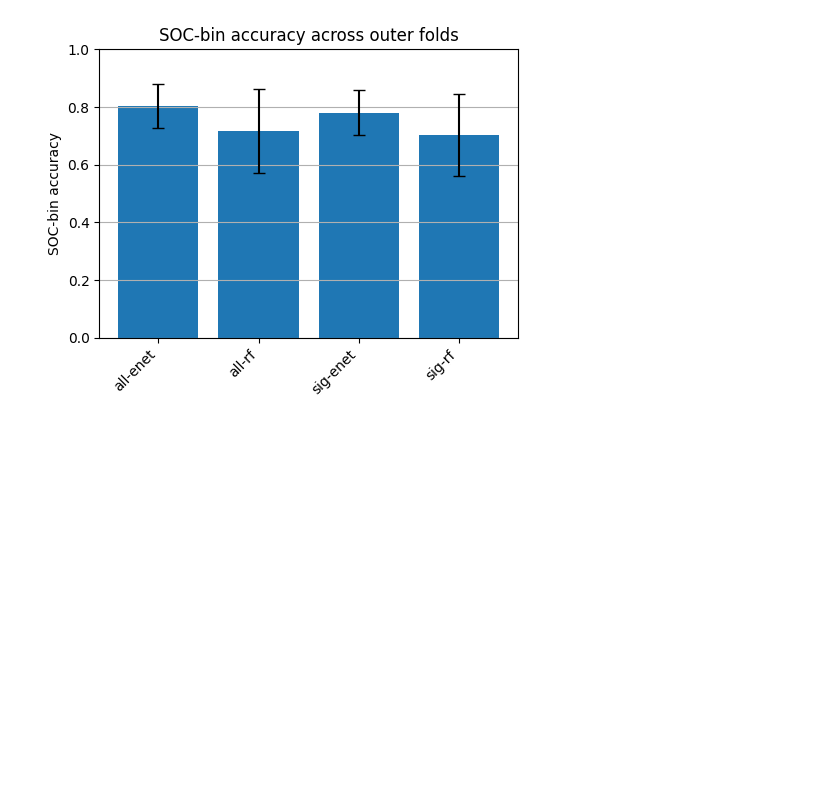
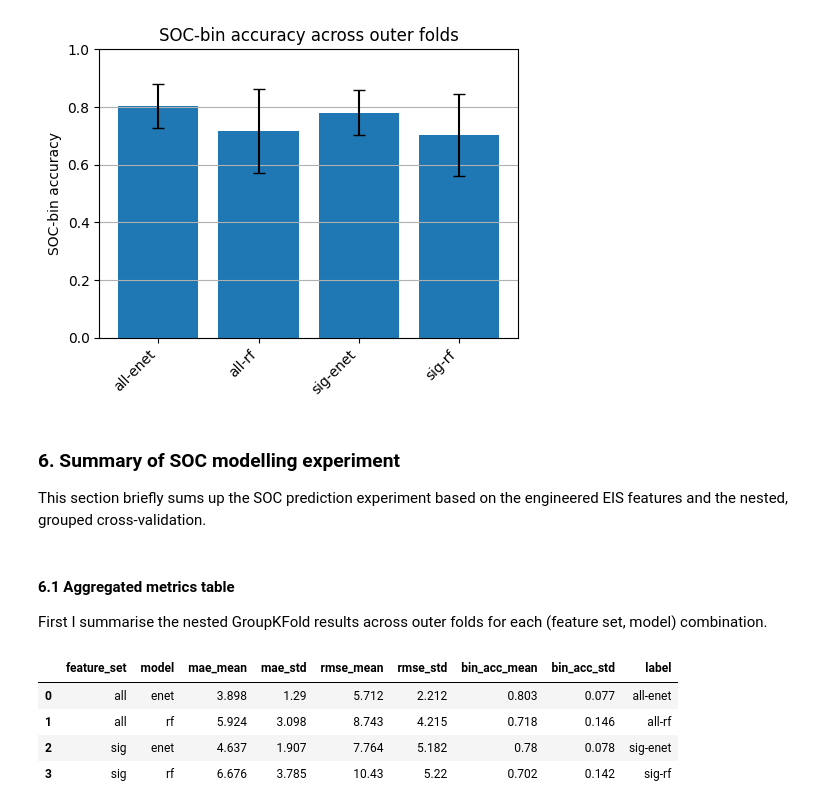
Before and after one commit to ChouaibB/battery-diagnostics-impedance-ml-examples, a Jupyter notebook: notebooks/01_eis_soc_exploration.ipynb, the cells around one changed output. Drawn from its saved outputs; the diff is of its cells as text; code cells hidden in the pictures; blank space fills up the shorter version.

Commit message:
summary + takeaway

```diff
--- a/notebooks/01_eis_soc_exploration.ipynb
+++ b/notebooks/01_eis_soc_exploration.ipynb
@@ -969,3 +969,47 @@ plt.show()
 # %% [output]
 [figure]
 [figure]
+# %% [markdown]
+### 6. Summary of SOC modelling experiment
+
+This section briefly sums up the SOC prediction experiment based on the
+engineered EIS features and the nested, grouped cross-validation.
+# %% [markdown]
+#### 6.1 Aggregated metrics table
+
+First I summarise the nested GroupKFold results across outer folds for each
+(feature set, model) combination.
+# %%
+# Round metric columns and display them with up to 3 decimals, no trailing zeros
+
+metric_cols = ["mae_mean", "mae_std", "rmse_mean", "rmse_std", "bin_acc_mean", "bin_acc_std"]
+
+summary_num = summary.copy()  # keep numeric for idxmin etc.
+
+def highlight_best_row(row):
+    best_idx = summary_num["mae_mean"].idxmin()
+    if row.name == best_idx:
+        return ["font-weight: bold"] * len(row)
+    else:
+        return [""] * len(row)
+
+def fmt_trim(v):
+    # format with 3 decimals then strip trailing zeros and dot
+    return f"{v:.3f}".rstrip("0").rstrip(".")
+
+formatters = {col: fmt_trim for col in metric_cols}
+
+summary_styled = (
+    summary_num
+    .style
+    .apply(highlight_best_row, axis=1)
+    .format(formatters)
+)
+
+summary_styled
+# %% [output]
+|  | feature_set | model | mae_mean | mae_std | rmse_mean | rmse_std | bin_acc_mean | bin_acc_std | label |
+| 0 | all | enet | 3.898 | 1.29 | 5.712 | 2.212 | 0.803 | 0.077 | all-enet |
+| 1 | all | rf | 5.924 | 3.098 | 8.743 | 4.215 | 0.718 | 0.146 | all-rf |
+| 2 | sig | enet | 4.637 | 1.907 | 7.764 | 5.182 | 0.78 | 0.078 | sig-enet |
+| 3 | sig | rf | 6.676 | 3.785 | 10.43 | 5.22 | 0.702 | 0.142 | sig-rf |
```
Also changed, not shown: parts of 4 cells of this notebook.
